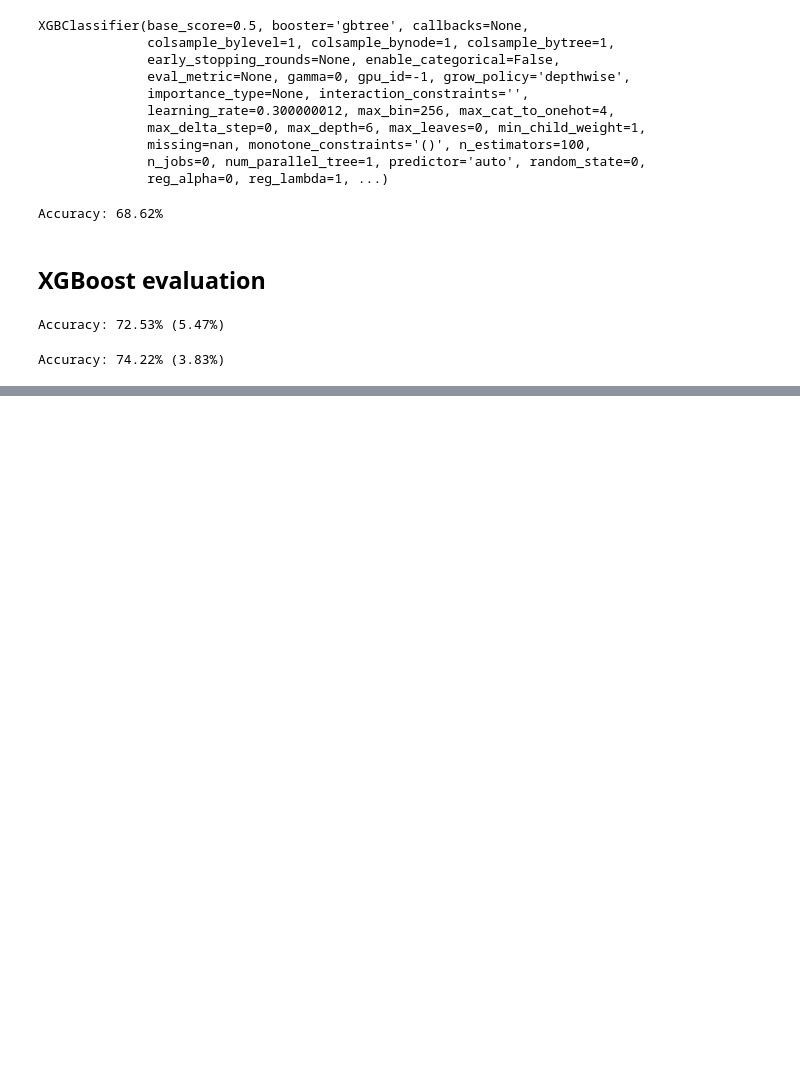
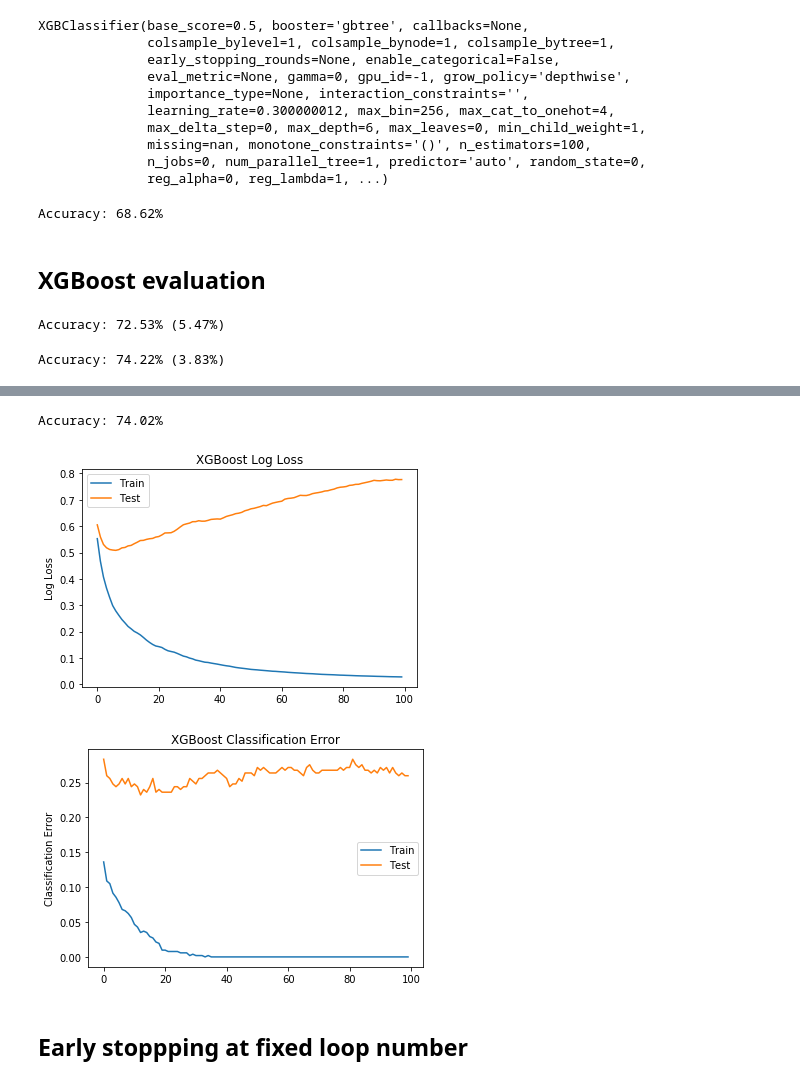
Before and after one commit to sergiomtzlosa/qml-notebooks, a Jupyter notebook: classical-ml/05 - xgboost_example.ipynb, the cells around one changed output, grey strips where cells are left out. Cells and saved outputs as stored; diff of their text form; code cells hidden in the pictures; blank space fills up the shorter version.

```diff
--- a/classical-ml/05 - xgboost_example.ipynb
+++ b/classical-ml/05 - xgboost_example.ipynb
@@ -222,0 +397,13 @@ Accuracy: 74.22% (3.83%)
+# %%
+names = ['preg', 'plas', 'pres', 'skin', 'test', 'mass', 'pedi', 'age', 'class']
+dataset = pd.read_csv('../datasets/pima-indians-diabetes.data.csv', names = names)
+dataset = dataset.values
+# %%
+X = dataset[:,0:8]
+Y = dataset[:,8]
+# %%
+X_train, X_test, y_train, y_test = train_test_split(X, Y, test_size=0.33, random_state=7)
+# %%
+model = XGBClassifier()
+eval_set = [(X_train, y_train), (X_test, y_test)]
+model.fit(X_train, y_train, eval_metric=["error", "logloss"], eval_set=eval_set, verbose=False)
@@ -222,0 +421,37 @@ Accuracy: 74.22% (3.83%)
+# %%
+# make predictions for test data
+predictions = model.predict(X_test)
+
+# evaluate predictions
+accuracy = accuracy_score(y_test, predictions)
+print("Accuracy: %.2f%%" % (accuracy * 100.0))
+# %% [output]
+Accuracy: 74.02%
+# %%
+# retrieve performance metrics
+results = model.evals_result()
+epochs = len(results['validation_0']['error'])
+x_axis = range(0, epochs)
+
+# plot log loss
+fig, ax = pyplot.subplots()
+ax.plot(x_axis, results['validation_0']['logloss'], label='Train')
+ax.plot(x_axis, results['validation_1']['logloss'], label='Test')
+ax.legend()
+pyplot.ylabel('Log Loss')
+pyplot.title('XGBoost Log Loss')
+pyplot.show()
+
+# plot classification error
+fig, ax = pyplot.subplots()
+ax.plot(x_axis, results['validation_0']['error'], label='Train')
+ax.plot(x_axis, results['validation_1']['error'], label='Test')
+ax.legend()
+pyplot.ylabel('Classification Error')
+pyplot.title('XGBoost Classification Error')
+pyplot.show()
+# %% [output]
+[figure, added]
+[figure, added]
+# %% [markdown]
+## Early stoppping at fixed loop number
```
Also changed, not shown: parts of 37 cells of this notebook.
